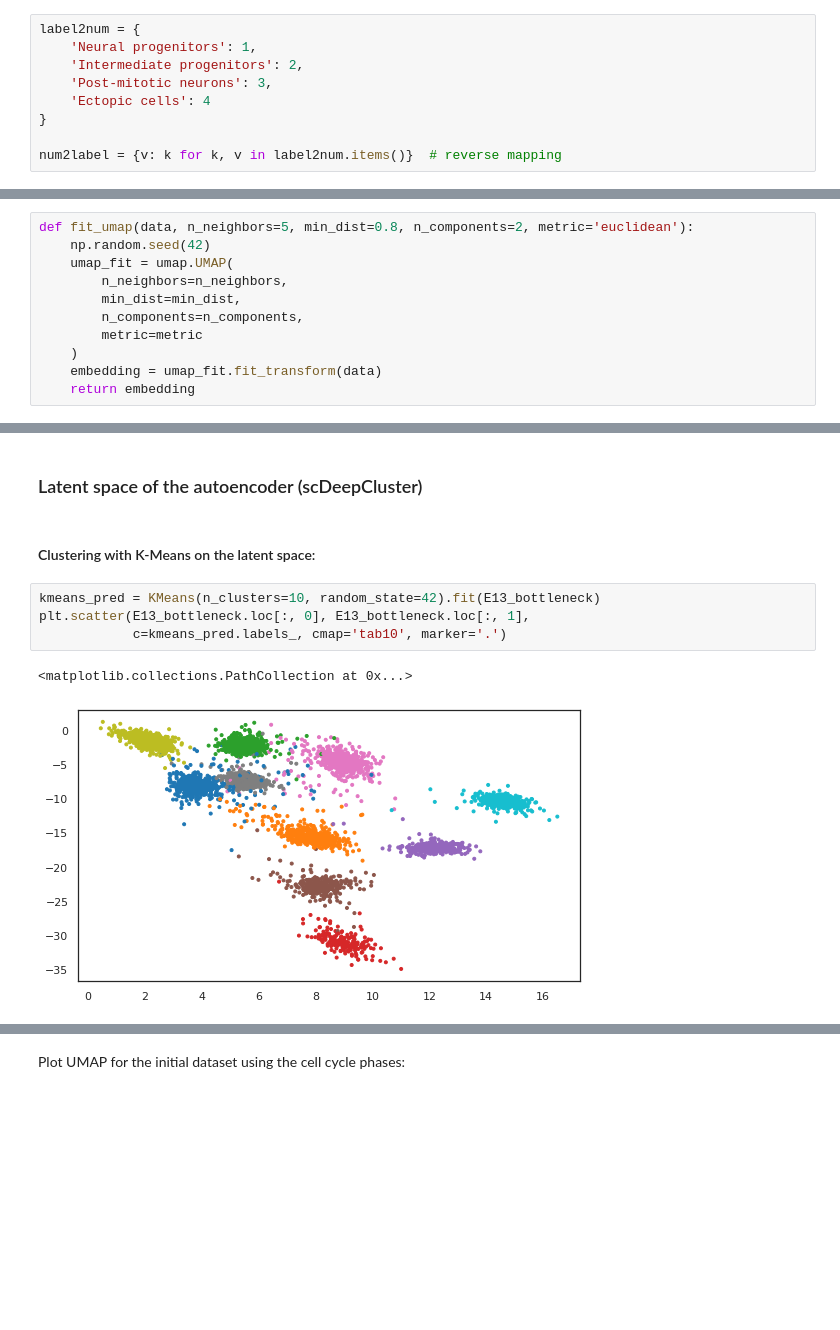
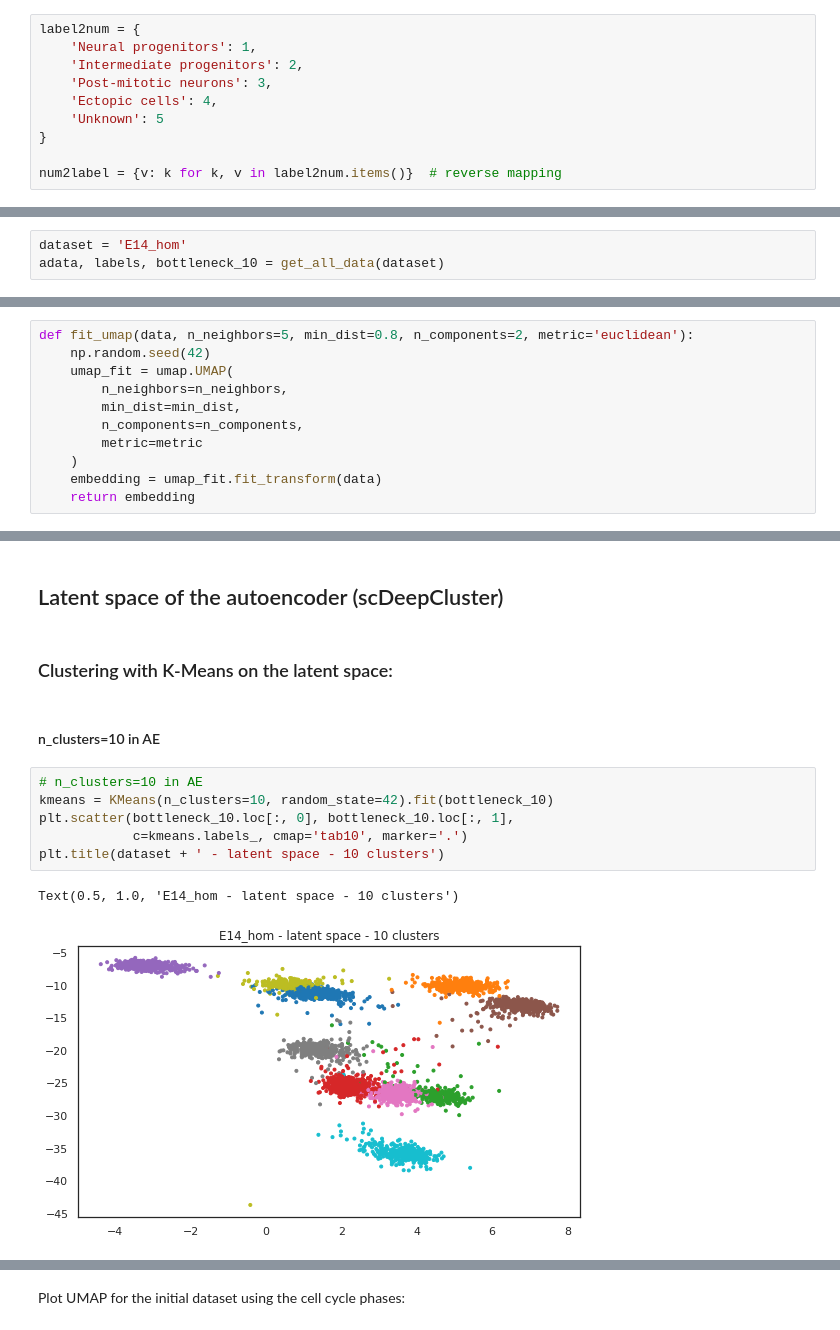
Before and after one commit to marinapts/dissertation_single_cell, a Jupyter notebook: scDeepCluster/latent_space.ipynb, the cells around one changed output, grey strips where cells are left out. Drawn from its saved outputs; the diff is of its cells as text; blank space fills up the shorter version.

Commit message:
Use differential expression to assign cells in E14 - use same genes for E13 too

```diff
--- a/scDeepCluster/latent_space.ipynb
+++ b/scDeepCluster/latent_space.ipynb
@@ -22,7 +22,8 @@ label2num = {
     'Neural progenitors': 1,
     'Intermediate progenitors': 2,
     'Post-mitotic neurons': 3,
-    'Ectopic cells': 4
+    'Ectopic cells': 4,
+    'Unknown': 5
 }
 
 num2label = {v: k for k, v in label2num.items()}  # reverse mapping
@@ -65,0 +47,3 @@ Intermediate progenitors 255
+# %%
+dataset = 'E14_hom'
+adata, labels, bottleneck_10 = get_all_data(dataset)
@@ -190,11 +141,15 @@ sc.pl.umap(E13, color='cell_type', title='E13_HOM - 40 PCs')
 # %% [markdown]
-### Latent space of the autoencoder (scDeepCluster)
+## Latent space of the autoencoder (scDeepCluster)
 # %% [markdown]
-#### Clustering with K-Means on the latent space:
+### Clustering with K-Means on the latent space:
+# %% [markdown]
+#### n_clusters=10 in AE
 # %%
-kmeans_pred = KMeans(n_clusters=10, random_state=42).fit(E13_bottleneck)
-plt.scatter(E13_bottleneck.loc[:, 0], E13_bottleneck.loc[:, 1],
-            c=kmeans_pred.labels_, cmap='tab10', marker='.')
+# n_clusters=10 in AE
+kmeans = KMeans(n_clusters=10, random_state=42).fit(bottleneck_10)
+plt.scatter(bottleneck_10.loc[:, 0], bottleneck_10.loc[:, 1],
+            c=kmeans.labels_, cmap='tab10', marker='.')
+plt.title(dataset + ' - latent space - 10 clusters')
 # %% [output]
-<matplotlib.collections.PathCollection at 0x...>
+Text(0.5, 1.0, 'E14_hom - latent space - 10 clusters')
-[figure, old version]
+[figure, new version]
```
Also changed, not shown: parts of 40 cells of this notebook, 1 other file.
